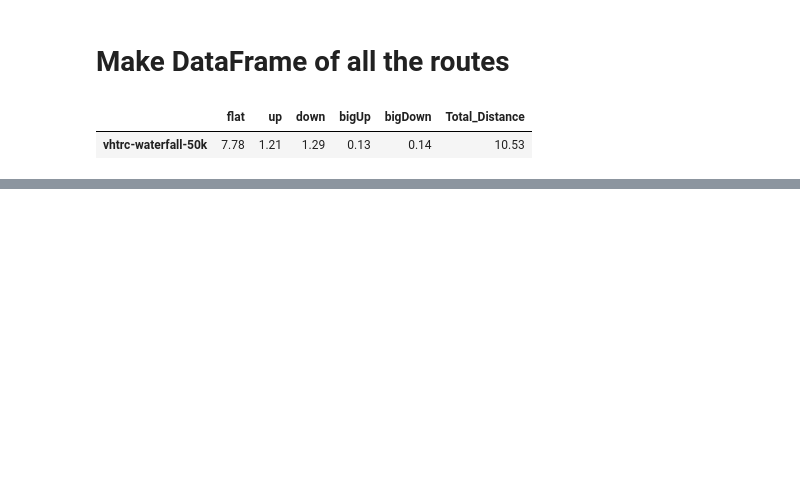
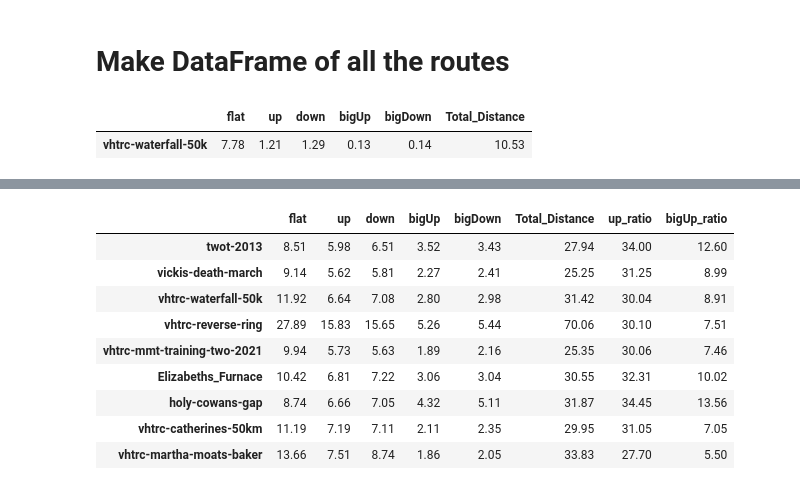
Before and after one commit to lrhf97/gpx_analysis, a Jupyter notebook: final_grade_analysis.ipynb, the cells around one changed output, grey strips where cells are left out. Cells and saved outputs as stored; diff of their text form; code cells hidden in the pictures; blank space fills up the shorter version.

```diff
--- a/final_grade_analysis.ipynb
+++ b/final_grade_analysis.ipynb
@@ -378,0 +353,16 @@ all_race_df
+# %%
+all_race_df['up_ratio'] = np.round(((all_race_df['up']+all_race_df['bigUp'])/all_race_df['Total_Distance'])*100,2)
+all_race_df['bigUp_ratio'] = np.round((all_race_df['bigUp']/all_race_df['Total_Distance'])*100,2)
+
+all_race_df
+# %% [output]
+|  | flat | up | down | bigUp | bigDown | Total_Distance | up_ratio | bigUp_ratio |
+| twot-2013 | 8.51 | 5.98 | 6.51 | 3.52 | 3.43 | 27.94 | 34.00 | 12.60 |
+| vickis-death-march | 9.14 | 5.62 | 5.81 | 2.27 | 2.41 | 25.25 | 31.25 | 8.99 |
+| vhtrc-waterfall-50k | 11.92 | 6.64 | 7.08 | 2.80 | 2.98 | 31.42 | 30.04 | 8.91 |
+| vhtrc-reverse-ring | 27.89 | 15.83 | 15.65 | 5.26 | 5.44 | 70.06 | 30.10 | 7.51 |
+| vhtrc-mmt-training-two-2021 | 9.94 | 5.73 | 5.63 | 1.89 | 2.16 | 25.35 | 30.06 | 7.46 |
+| Elizabeths_Furnace | 10.42 | 6.81 | 7.22 | 3.06 | 3.04 | 30.55 | 32.31 | 10.02 |
+| holy-cowans-gap | 8.74 | 6.66 | 7.05 | 4.32 | 5.11 | 31.87 | 34.45 | 13.56 |
+| vhtrc-catherines-50km | 11.19 | 7.19 | 7.11 | 2.11 | 2.35 | 29.95 | 31.05 | 7.05 |
+| vhtrc-martha-moats-baker | 13.66 | 7.51 | 8.74 | 1.86 | 2.05 | 33.83 | 27.70 | 5.50 |
```
Also changed, not shown: parts of 2 cells of this notebook, 4 other files.
